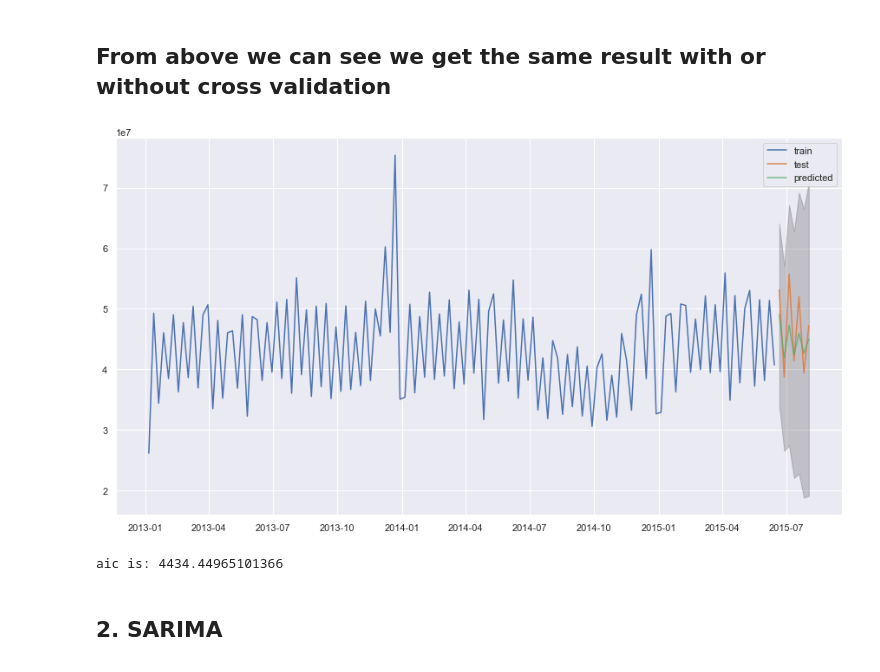
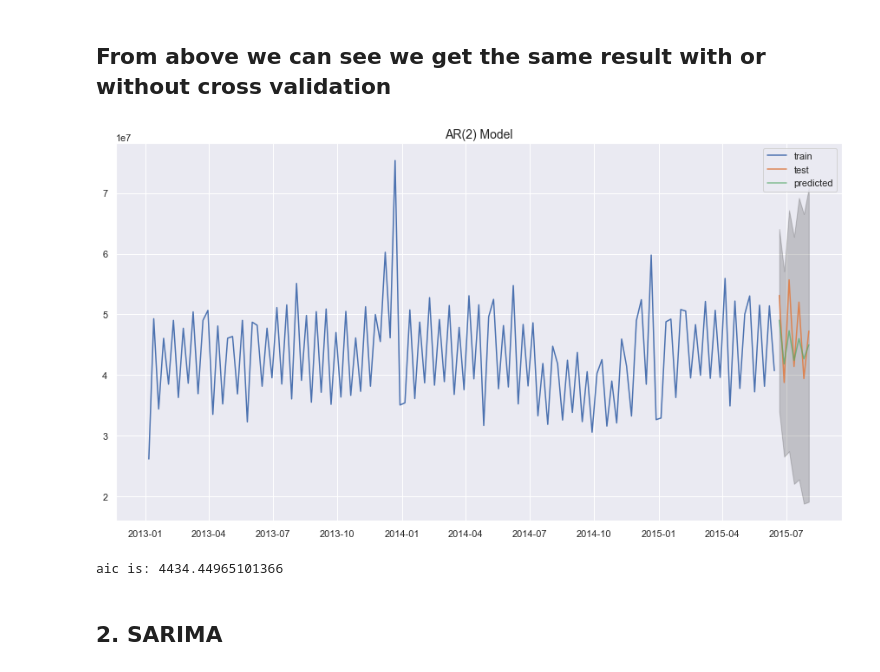
Before and after one commit to yoyo6022/covid-19, a Jupyter notebook: Notebook/Modeling.ipynb, the cells around one changed output. Cells and saved outputs as stored; diff of their text form; code cells hidden in the pictures.

```diff
--- a/Notebook/Modeling.ipynb
+++ b/Notebook/Modeling.ipynb
@@ -436,20 +438,21 @@ mae for AR model:4012878.1
 # %%
 # plot the result
 plt.figure(figsize=(15,8))
 plt.plot(train,label='train')
 
 # predict last 6 month (27 weeks)
 plt.plot(test, label='test')
 plt.plot(predictions, alpha=0.7, label='predicted')
 plt.fill_between(predictions_ci.index, predictions_ci.iloc[:,0], predictions_ci.iloc[:,1]
                 ,color='k', alpha=0.2)
 #plt.axvline(weeklytotalsales.index[24], color='red', ls='--')
+plt.title('AR(2) Model', fontsize=14)
 plt.legend()
 plt.show()
 
 print('aic is: {}'.format(ar.aic))
 # %% [output]
-[figure, old version]
+[figure, new version]
 aic is: 4434.44965101366
 # %% [markdown]
 ## 2. SARIMA
```
Also changed, not shown: parts of 7 cells of this notebook.
